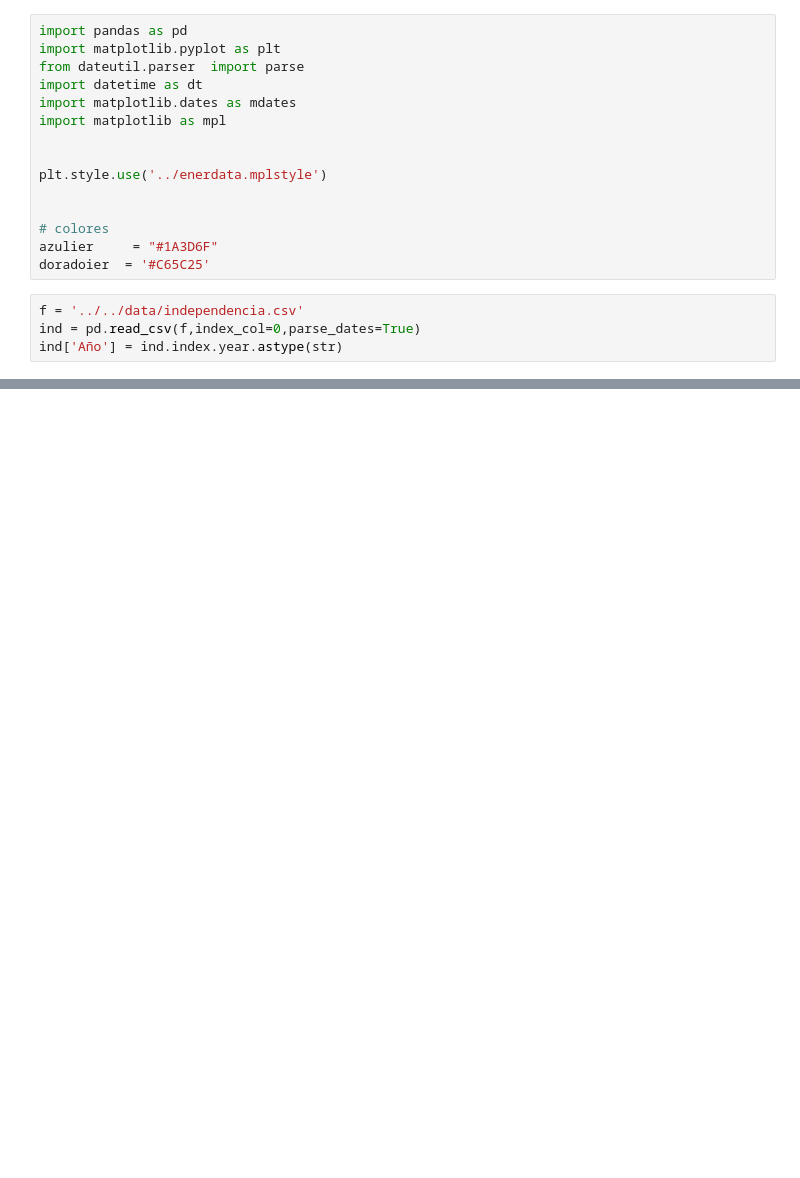
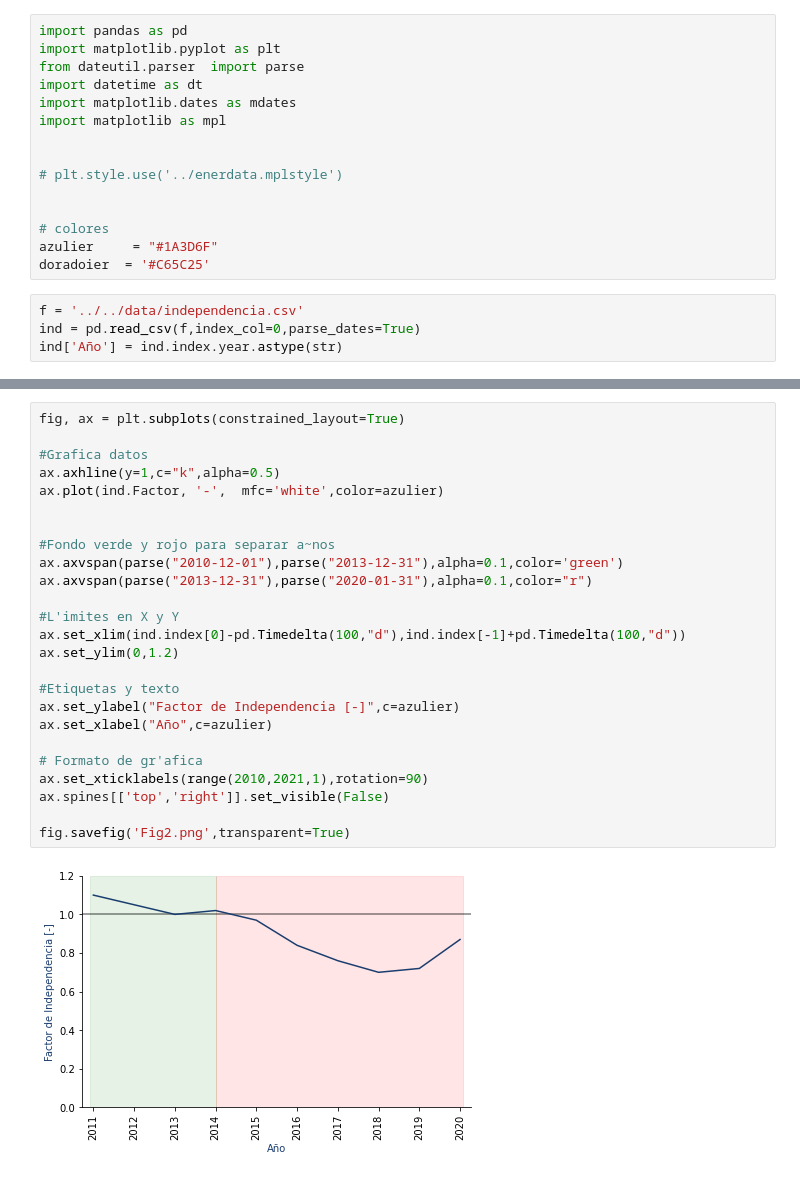
Before and after one commit to AltamarMx/ContandoHistoriasDatos_taller, a Jupyter notebook: notebooks/memo/004_IndependenciaEnergética.ipynb, the cells around one changed output, grey strips where cells are left out. Drawn from its saved outputs; the diff is of its cells as text; blank space fills up the shorter version.

```diff
--- a/notebooks/memo/004_IndependenciaEnergética.ipynb
+++ b/notebooks/memo/004_IndependenciaEnergética.ipynb
@@ -7,7 +7,7 @@ import matplotlib.dates as mdates
 import matplotlib as mpl
 
 
-plt.style.use('../enerdata.mplstyle')
+# plt.style.use('../enerdata.mplstyle')
 
 
 # colores
@@ -57,0 +72,27 @@ fig.savefig('Fig1.png',transparent=True)
+# %%
+fig, ax = plt.subplots(constrained_layout=True)
+
+#Grafica datos
+ax.axhline(y=1,c="k",alpha=0.5)
+ax.plot(ind.Factor, '-',  mfc='white',color=azulier)
+
+
+#Fondo verde y rojo para separar a~nos
+ax.axvspan(parse("2010-12-01"),parse("2013-12-31"),alpha=0.1,color='green')
+ax.axvspan(parse("2013-12-31"),parse("2020-01-31"),alpha=0.1,color="r")
+
+#L'imites en X y Y
+ax.set_xlim(ind.index[0]-pd.Timedelta(100,"d"),ind.index[-1]+pd.Timedelta(100,"d"))
+ax.set_ylim(0,1.2)
+
+#Etiquetas y texto
+ax.set_ylabel("Factor de Independencia [-]",c=azulier)
+ax.set_xlabel("Año",c=azulier)
+
+# Formato de gr'afica
+ax.set_xticklabels(range(2010,2021,1),rotation=90)
+ax.spines[['top','right']].set_visible(False)
+
+fig.savefig('Fig2.png',transparent=True)
+# %% [output]
+[figure, added]
```
Also changed, not shown: parts of 3 cells of this notebook, 4 other files.
